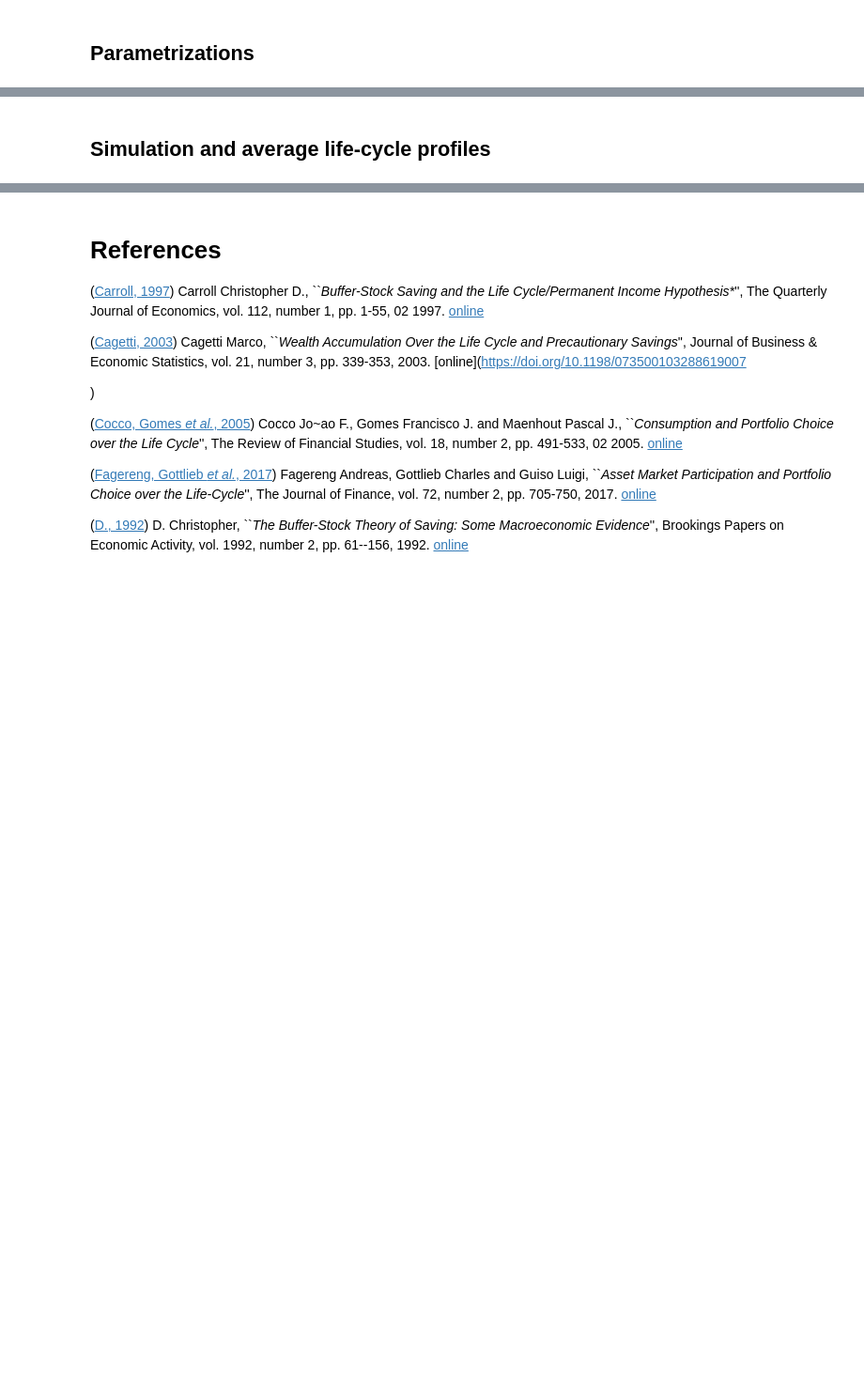
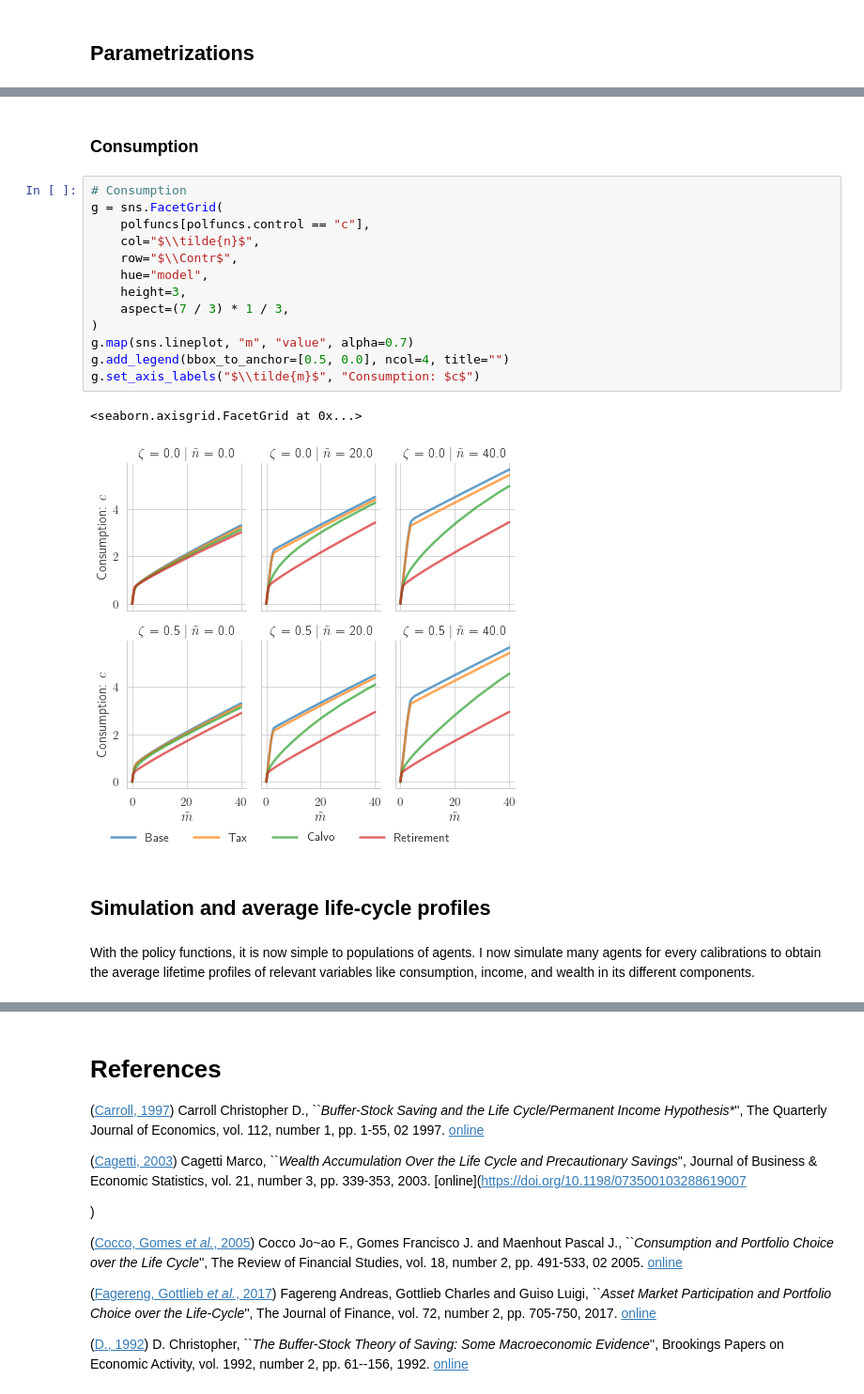
Before and after one commit to Mv77/RiskyContrib, a Jupyter notebook: Code/Python/RiskyContrib.ipynb, the cells around one changed output, grey strips where cells are left out. Shown at 94% size. Cells and saved outputs as stored; diff of their text form; blank space fills up the shorter version.

```diff
--- a/Code/Python/RiskyContrib.ipynb
+++ b/Code/Python/RiskyContrib.ipynb
@@ -267,3 +416,23 @@ Solving Base took 34.00573015213013 seconds.
+# %% [markdown]
+### Consumption
+# %%
+# Consumption
+g = sns.FacetGrid(
+    polfuncs[polfuncs.control == "c"],
+    col="$\\tilde{n}$",
+    row="$\\Contr$",
+    hue="model",
+    height=3,
+    aspect=(7 / 3) * 1 / 3,
+)
+g.map(sns.lineplot, "m", "value", alpha=0.7)
+g.add_legend(bbox_to_anchor=[0.5, 0.0], ncol=4, title="")
+g.set_axis_labels("$\\tilde{m}$", "Consumption: $c$")
+# %% [output]
+<seaborn.axisgrid.FacetGrid at 0x...>
+[figure, added]
 # %% [markdown]
 ## Simulation and average life-cycle profiles
+# %% [markdown]
+With the policy functions, it is now simple to populations of agents. I now simulate many agents for every calibrations to obtain the average lifetime profiles of relevant variables like consumption, income, and wealth in its different components.
 # %%
```
Also changed, not shown: parts of 21 cells of this notebook, 1 other file.
